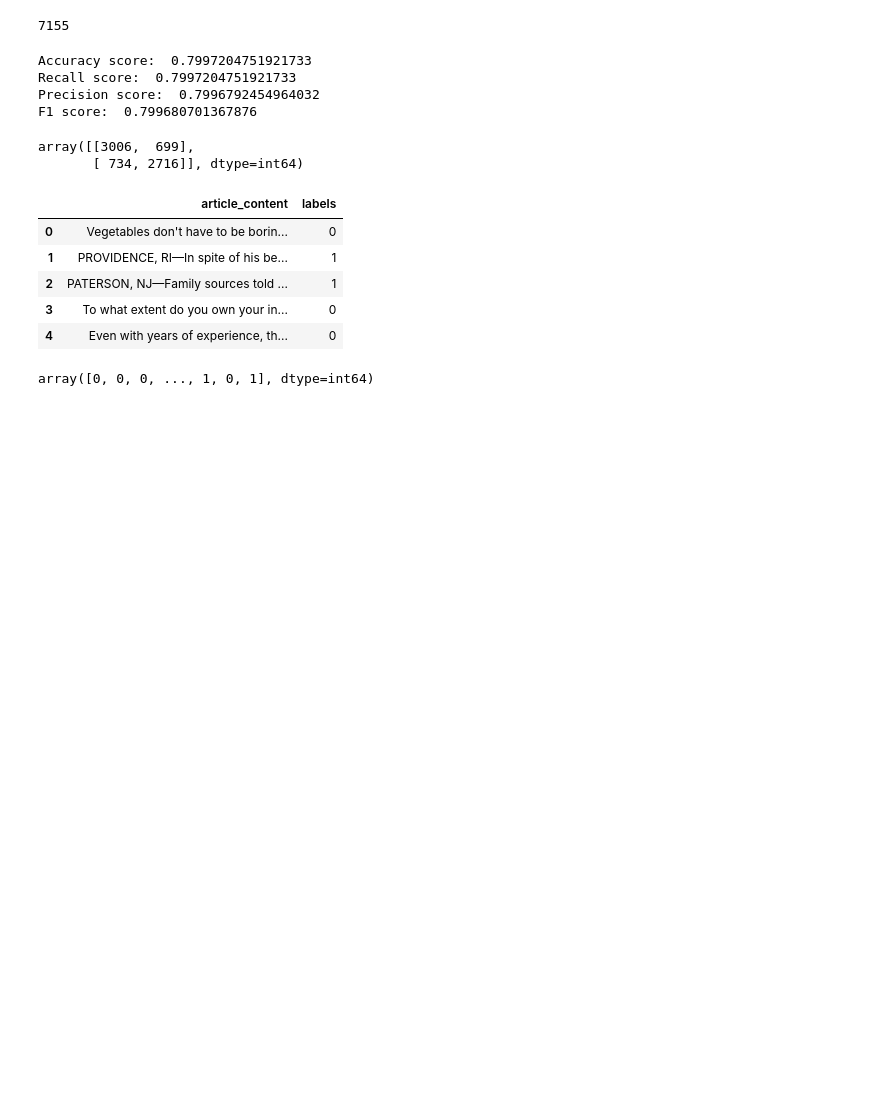
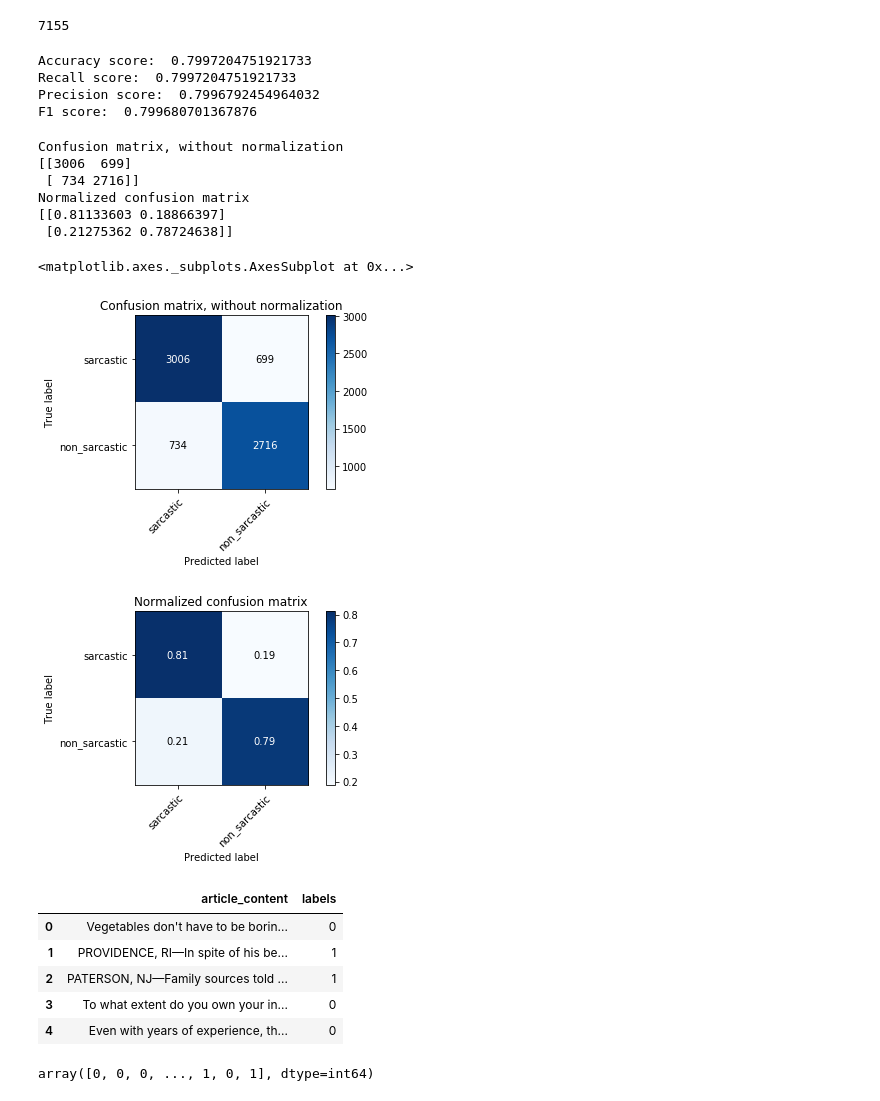
Before and after one commit to guillaumer1997/SENG474-Project, a Jupyter notebook: scott's_version.ipynb, the cells around one changed output. Cells and saved outputs as stored; diff of their text form; code cells hidden in the pictures; blank space fills up the shorter version.

Commit message:
Updated my file n such with graphs

```diff
--- a/scott's_version.ipynb
+++ b/scott's_version.ipynb
@@ -105,8 +160,16 @@ Accuracy score:  0.7997204751921733
 Recall score:  0.7997204751921733
 Precision score:  0.7996792454964032
 F1 score:  0.799680701367876
-# %%
-confusion_matrix(y_test, predictions)
-# %% [output]
-array([[3006,  699],
-       [ 734, 2716]], dtype=int64)
+# %%
+plot_confusion_matrix(y_test, predictions, ['sarcastic', 'non_sarcastic'], normalize=False)
+plot_confusion_matrix(y_test, predictions, ['sarcastic', 'non_sarcastic'], normalize=True)
+# %% [output]
+Confusion matrix, without normalization
+[[3006  699]
+ [ 734 2716]]
+Normalized confusion matrix
+[[0.81133603 0.18866397]
+ [0.21275362 0.78724638]]
+<matplotlib.axes._subplots.AxesSubplot at 0x...>
+[figure, added]
+[figure, added]
```
Also changed, not shown: parts of 15 cells of this notebook.
